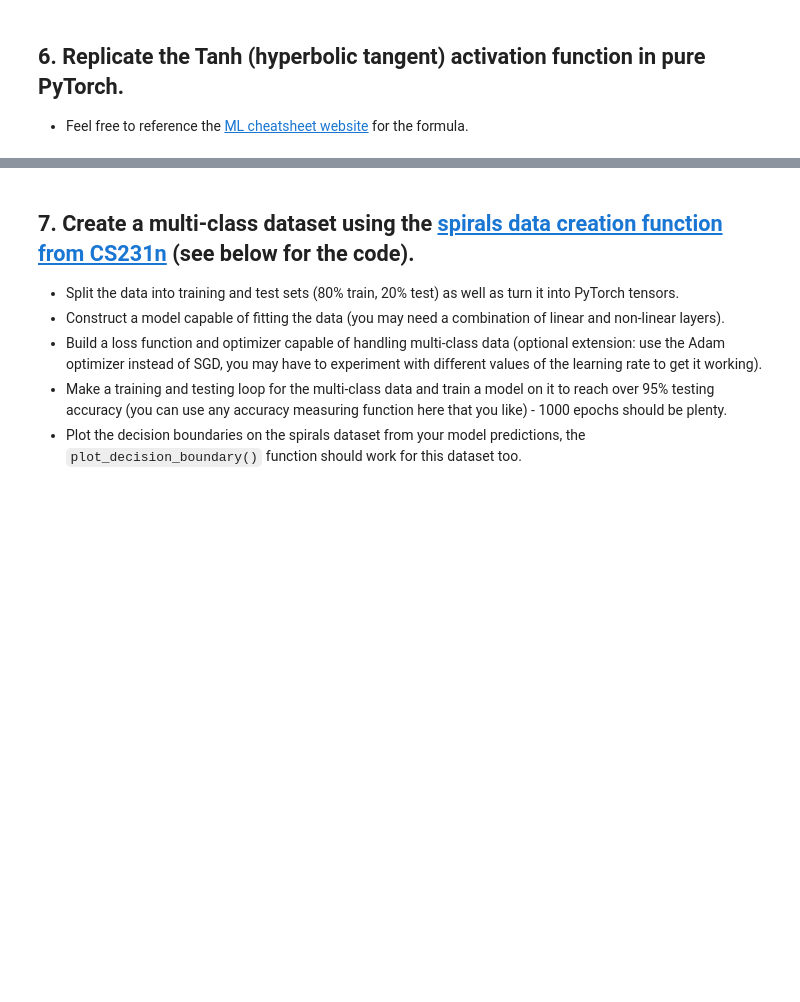
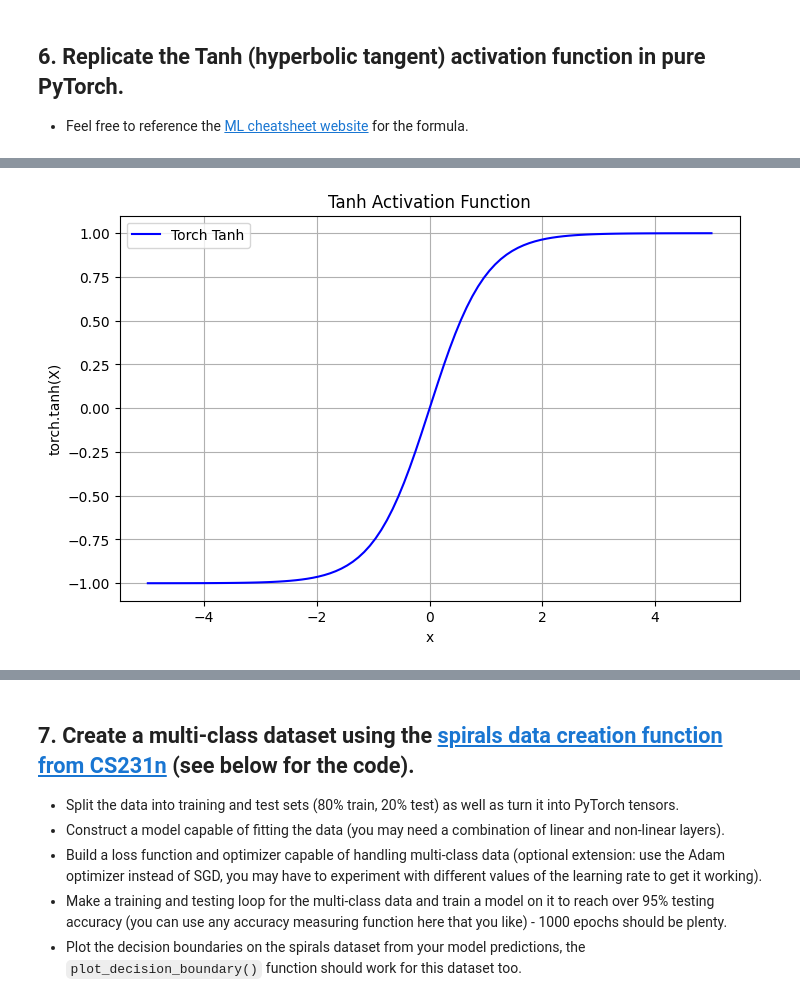
Before and after one commit to Adnan-edu/pytorch-deep-learning, a Jupyter notebook: 02_pytorch_classification_exercises.ipynb, the cells around one changed output, grey strips where cells are left out. Saved outputs shown, nothing was run; the diff lists cells and outputs as text; code cells hidden in the pictures; blank space fills up the shorter version.

```diff
--- a/02_pytorch_classification_exercises.ipynb
+++ b/02_pytorch_classification_exercises.ipynb
@@ -341,0 +369,16 @@ plot_decision_boundary(model_0, X_test, y_test)
+# %%
+# Test torch.tanh() on the tensor and plot it
+X = torch.linspace(-5, 5, steps=100)
+y = torch.tanh(X)
+X[:5], y[:5]
+
+plt.figure(figsize=(8, 5))
+plt.plot(X, y, label='Torch Tanh', color='b')
+plt.xlabel("x")
+plt.ylabel("torch.tanh(X)")
+plt.title("Tanh Activation Function")
+plt.grid(True)
+plt.legend()
+plt.show()
+# %% [output]
+[figure, added]
```
Also changed, not shown: parts of 17 cells of this notebook.
